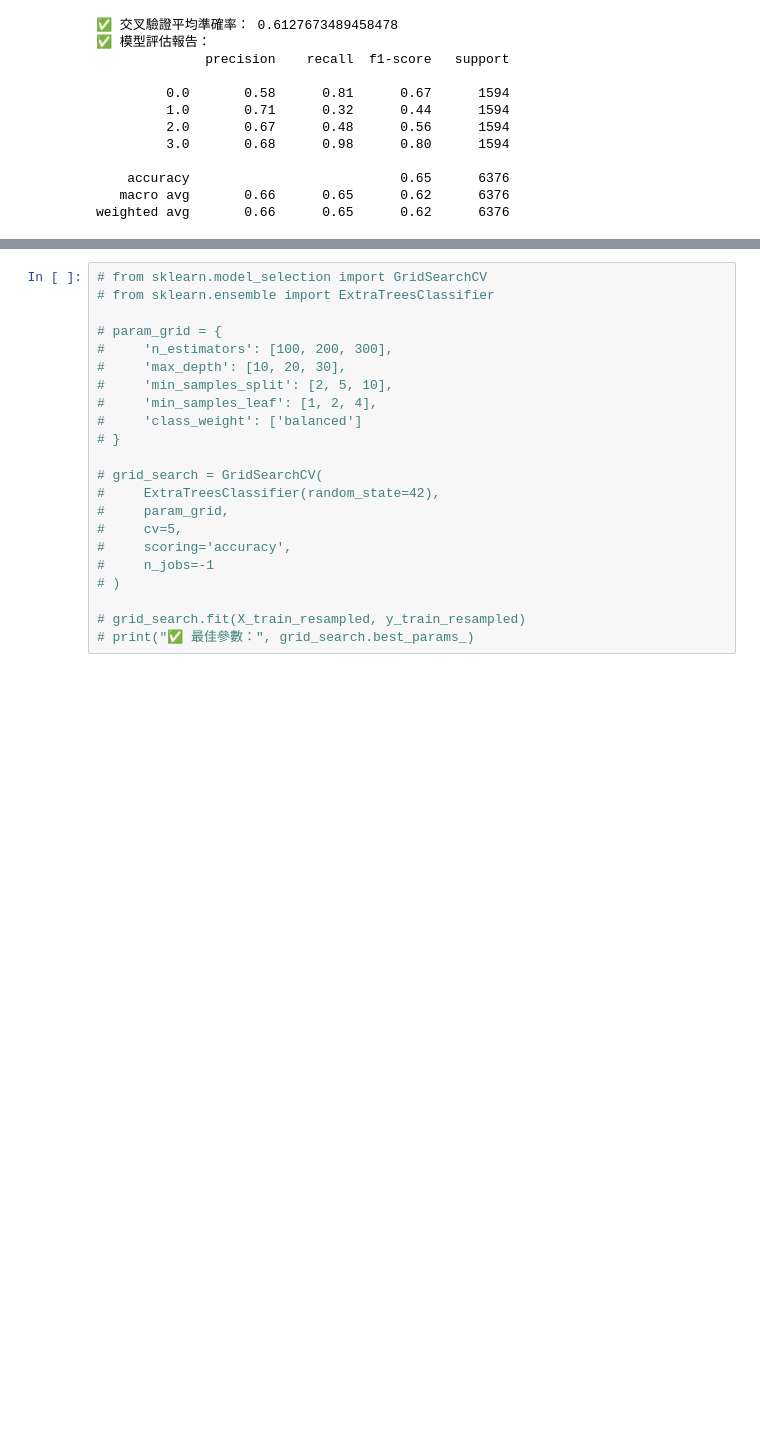
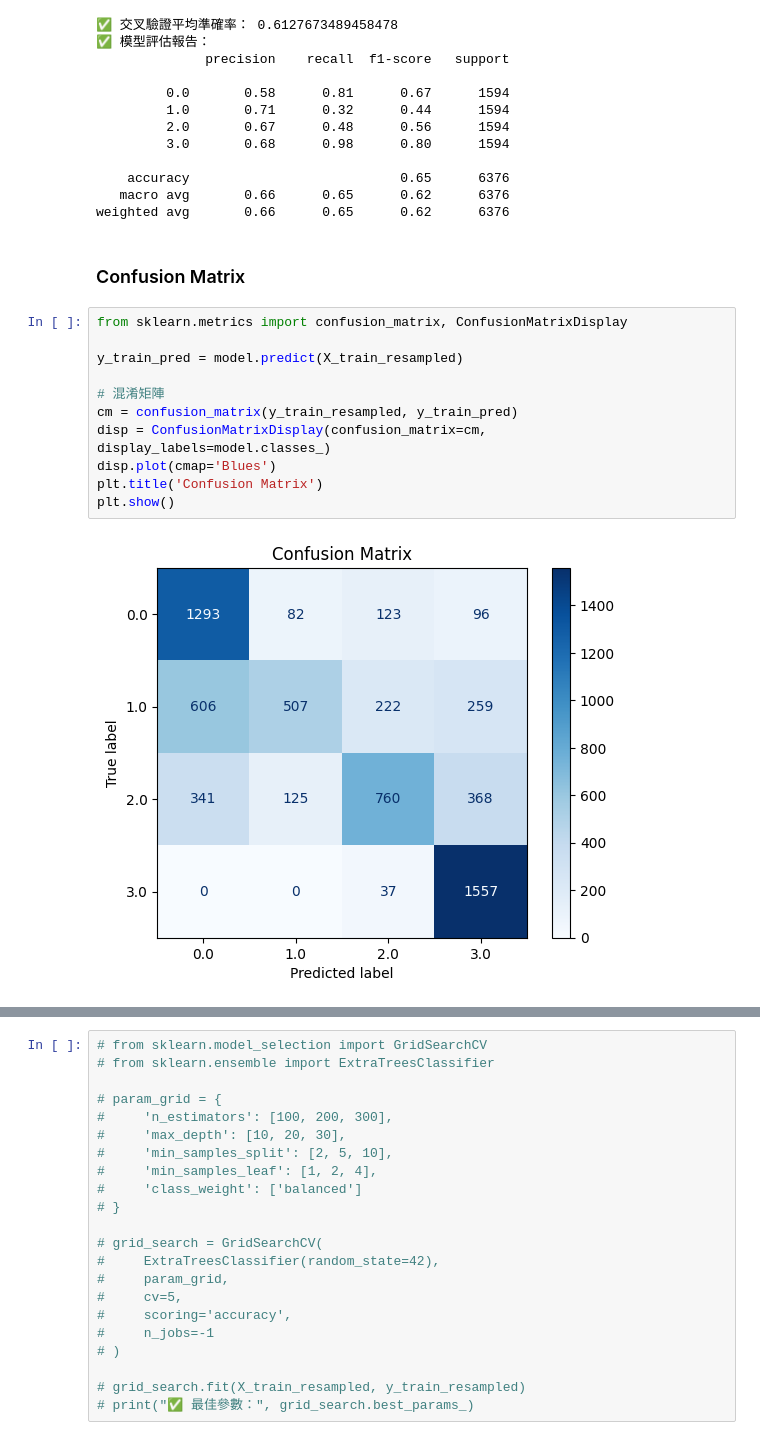
Before and after one commit to Ronnieea/final_project_mining, a Jupyter notebook: main.ipynb, the cells around one changed output, grey strips where cells are left out. Drawn from its saved outputs; the diff is of its cells as text; blank space fills up the shorter version.

```diff
--- a/main.ipynb
+++ b/main.ipynb
@@ -287,3 +287,18 @@ print(classification_report(y_train_resampled, model.predict(X_train_resampled))
     accuracy                           0.65      6376
    macro avg       0.66      0.65      0.62      6376
 weighted avg       0.66      0.65      0.62      6376
+# %% [markdown]
+### Confusion Matrix
+# %%
+from sklearn.metrics import confusion_matrix, ConfusionMatrixDisplay
+
+y_train_pred = model.predict(X_train_resampled)
+
+# 混淆矩陣
+cm = confusion_matrix(y_train_resampled, y_train_pred)
+disp = ConfusionMatrixDisplay(confusion_matrix=cm, display_labels=model.classes_)
+disp.plot(cmap='Blues')
+plt.title('Confusion Matrix')
+plt.show()
+# %% [output]
+[figure, added]
```
Also changed, not shown: parts of 2 cells of this notebook.
